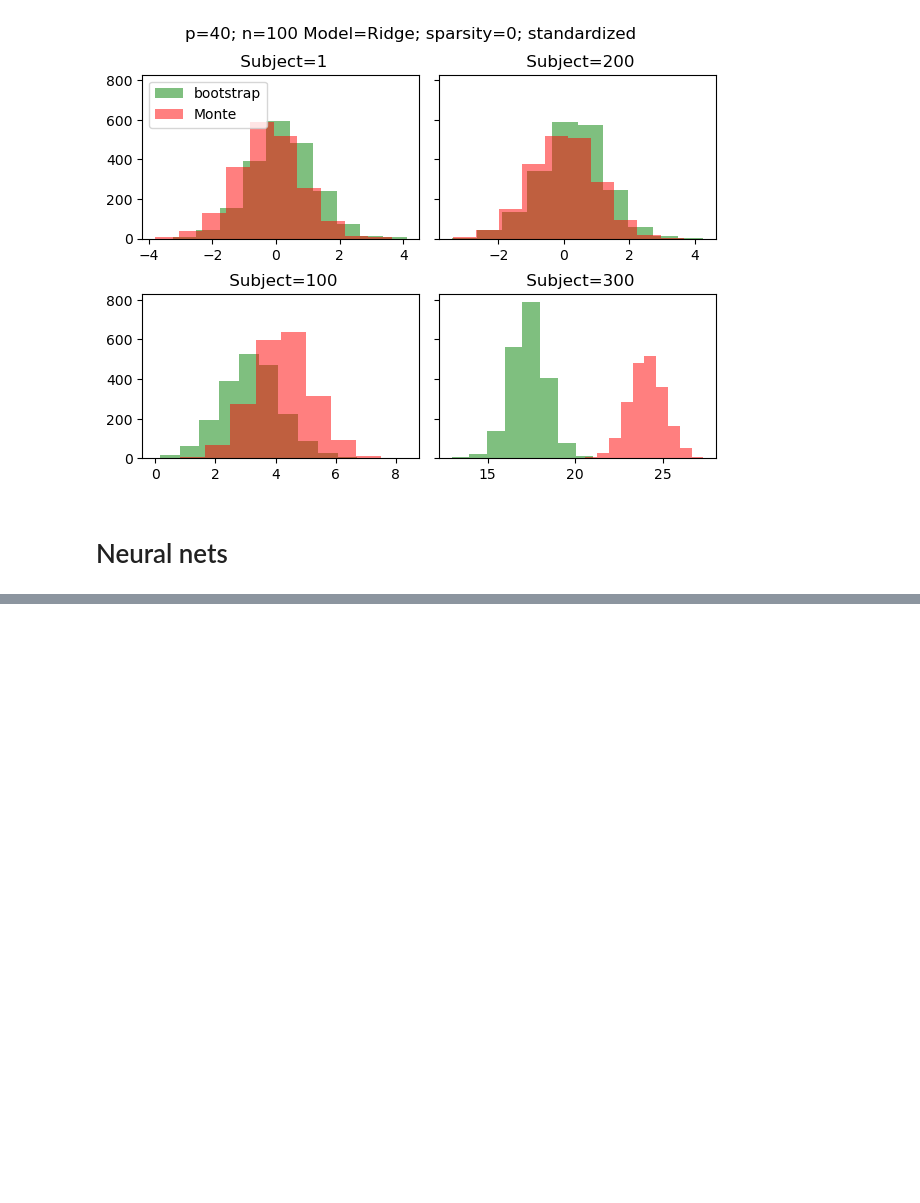
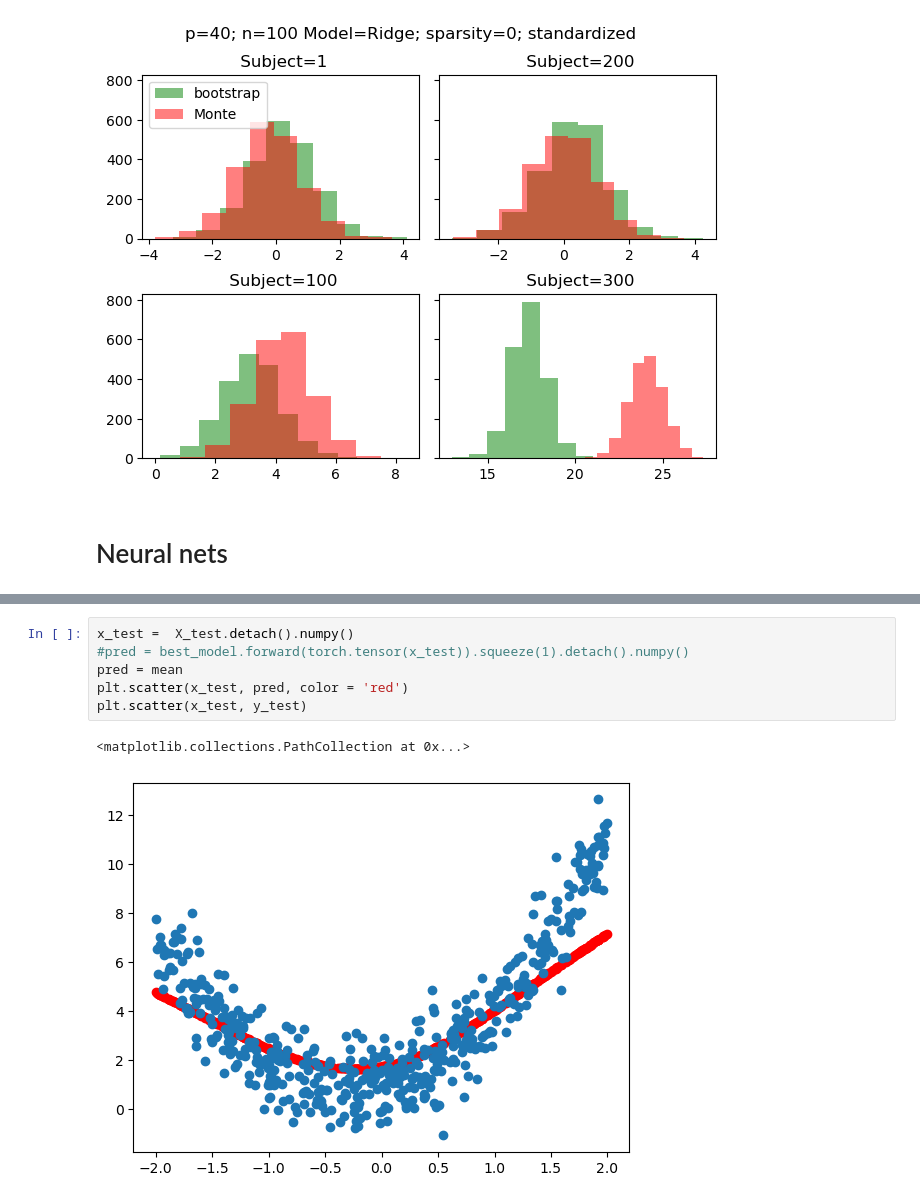
Before and after one commit to junting-ren/model_uncertainty_using_feature_confidence_set, a Jupyter notebook: notebooks/sim_linear_reg.ipynb, the cells around one changed output, grey strips where cells are left out. Saved outputs shown, nothing was run; the diff lists cells and outputs as text; blank space fills up the shorter version.

```diff
--- a/notebooks/sim_linear_reg.ipynb
+++ b/notebooks/sim_linear_reg.ipynb
@@ -351 +378,10 @@ torch.Size([100, 1])
+# %%
+x_test =  X_test.detach().numpy()
+#pred = best_model.forward(torch.tensor(x_test)).squeeze(1).detach().numpy()
+pred = mean
+plt.scatter(x_test, pred, color = 'red')
+plt.scatter(x_test, y_test)
+# %% [output]
+<matplotlib.collections.PathCollection at 0x...>
+[figure, added]
 # %%
```
Also changed, not shown: parts of 13 cells of this notebook.
